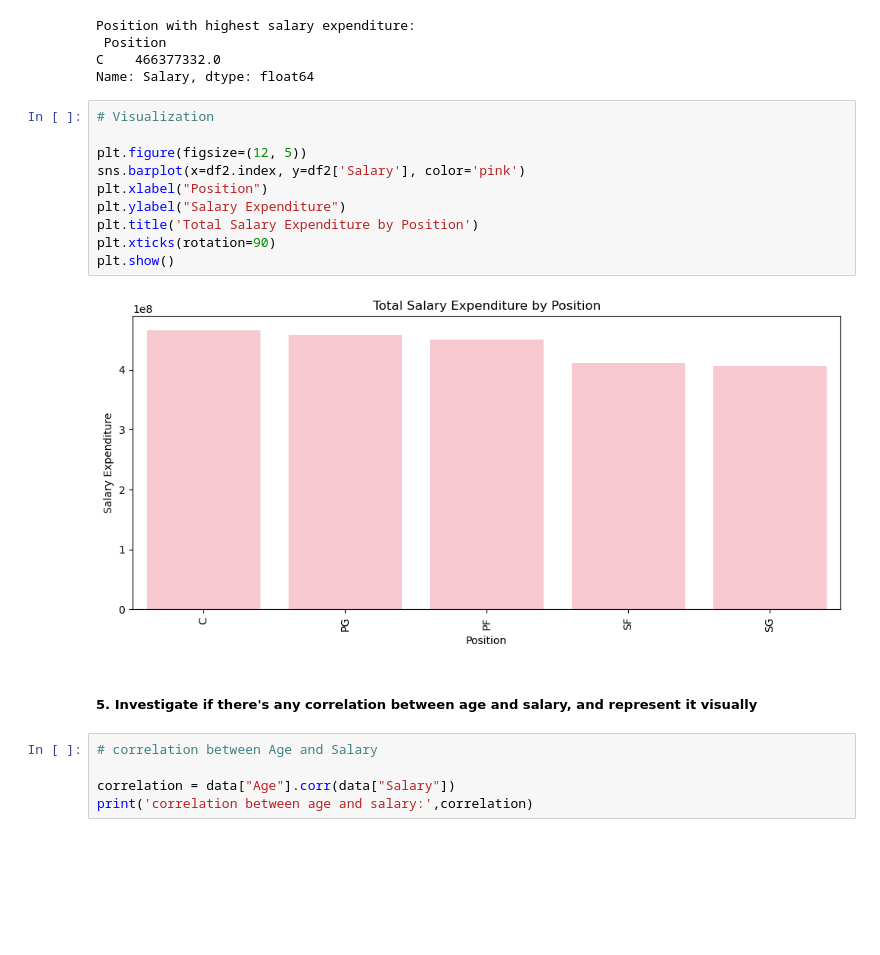
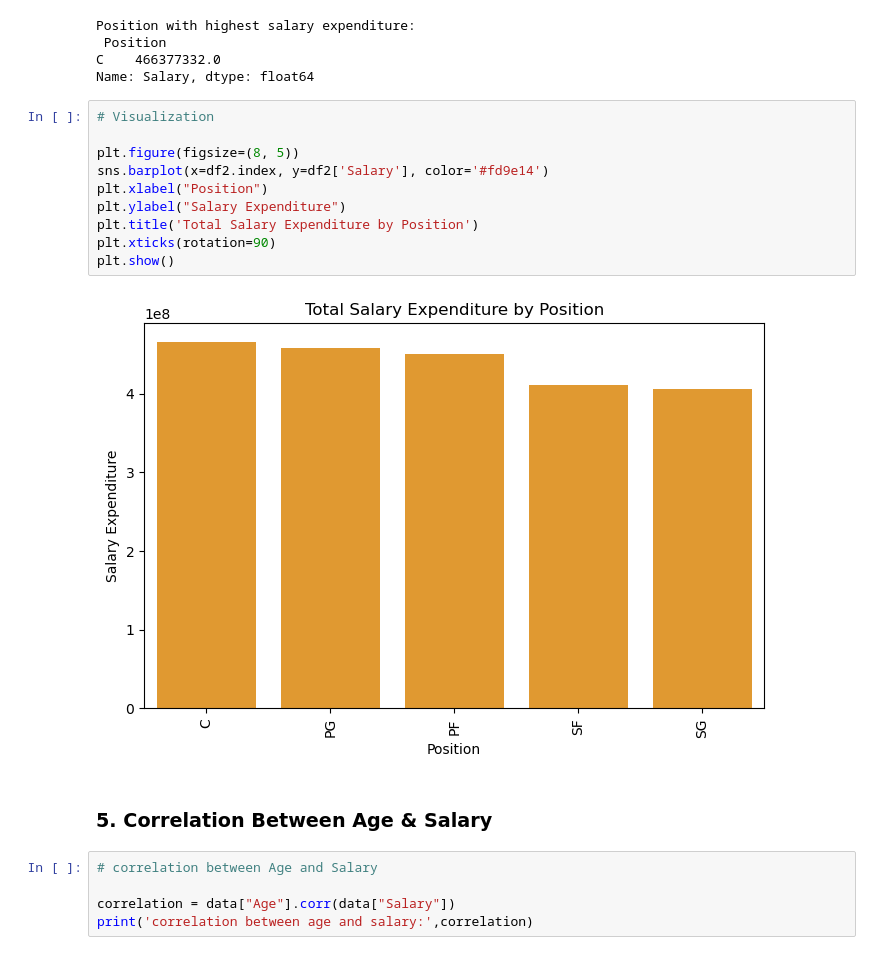
Before and after one commit to jumishafeeq/Python_Project, a Jupyter notebook: Python-Project.ipynb, the cells around one changed output. Drawn from its saved outputs; the diff is of its cells as text; blank space fills up the shorter version.

```diff
--- a/Python-Project.ipynb
+++ b/Python-Project.ipynb
@@ -308,17 +307,17 @@ Name: Salary, dtype: float64
 # %%
 # Visualization
 
-plt.figure(figsize=(12, 5))
-sns.barplot(x=df2.index, y=df2['Salary'], color='pink')
+plt.figure(figsize=(8, 5))
+sns.barplot(x=df2.index, y=df2['Salary'], color='#fd9e14')
 plt.xlabel("Position")
 plt.ylabel("Salary Expenditure")
 plt.title('Total Salary Expenditure by Position')
 plt.xticks(rotation=90)
 plt.show()
 # %% [output]
-[figure, old version]
+[figure, new version]
 # %% [markdown]
-##### 5. Investigate if there's any correlation between age and salary, and represent it visually
+### 5. Correlation Between Age & Salary
 # %%
 # correlation between Age and Salary
 
```
Also changed, not shown: parts of 23 cells of this notebook.
